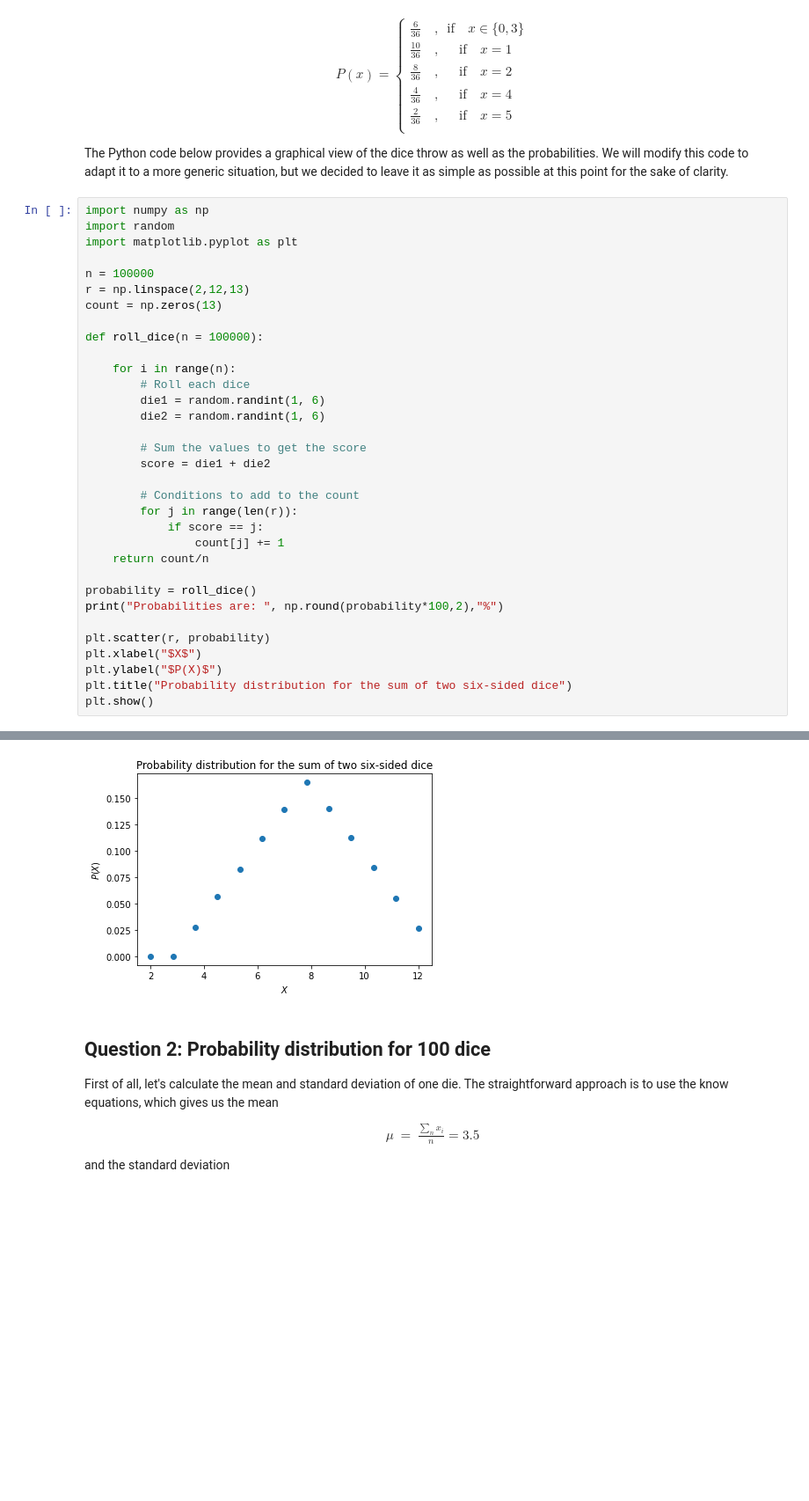
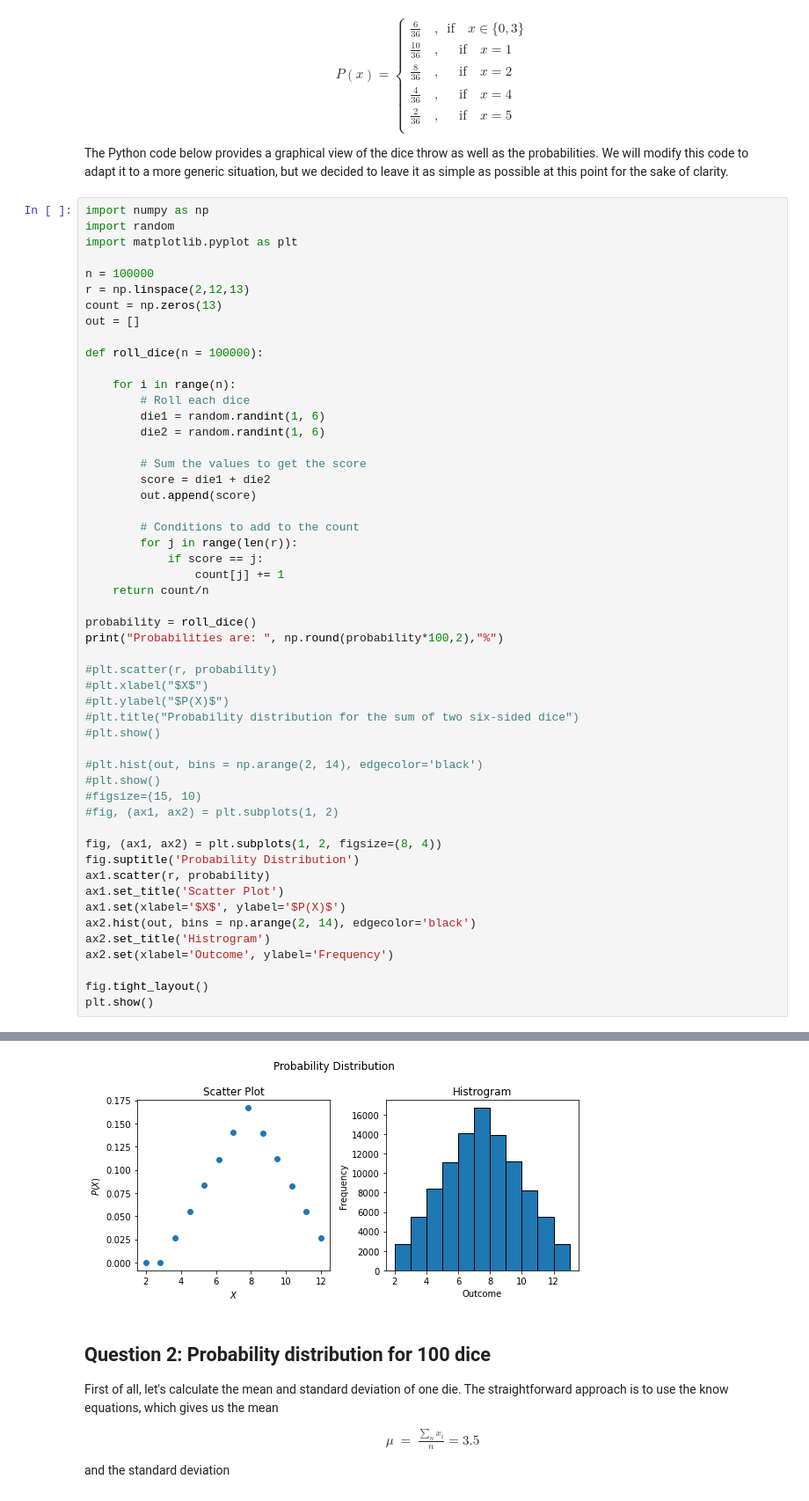
Before and after one commit to LordFeynman/Astro-Statistics, a Jupyter notebook: Assignment-2.ipynb, the cells around one changed output, grey strips where cells are left out. Shown at 88% size. Saved outputs shown, nothing was run; the diff lists cells and outputs as text; blank space fills up the shorter version.

```diff
--- a/Assignment-2.ipynb
+++ b/Assignment-2.ipynb
@@ -124,6 +124,7 @@ import matplotlib.pyplot as plt
 n = 100000
 r = np.linspace(2,12,13)
 count = np.zeros(13)
+out = []
 
 def roll_dice(n = 100000):
 
@@ -134,6 +135,7 @@ def roll_dice(n = 100000):
 
         # Sum the values to get the score
         score = die1 + die2
+        out.append(score)
 
         # Conditions to add to the count
         for j in range(len(r)):
@@ -144,9 +146,26 @@ def roll_dice(n = 100000):
 probability = roll_dice()
 print("Probabilities are: ", np.round(probability*100,2),"%")
 
-plt.scatter(r, probability)
-plt.xlabel("$X$")
-plt.ylabel("$P(X)$")
-plt.title("Probability distribution for the sum of two six-sided dice")
+#plt.scatter(r, probability)
+#plt.xlabel("$X$")
+#plt.ylabel("$P(X)$")
+#plt.title("Probability distribution for the sum of two six-sided dice")
+#plt.show()
+
+#plt.hist(out, bins = np.arange(2, 14), edgecolor='black')
+#plt.show()
+#figsize=(15, 10)
+#fig, (ax1, ax2) = plt.subplots(1, 2)
+
+fig, (ax1, ax2) = plt.subplots(1, 2, figsize=(8, 4))
+fig.suptitle('Probability Distribution')
+ax1.scatter(r, probability)
+ax1.set_title('Scatter Plot')
+ax1.set(xlabel='$X$', ylabel='$P(X)$')
+ax2.hist(out, bins = np.arange(2, 14), edgecolor='black')
+ax2.set_title('Histrogram')
+ax2.set(xlabel='Outcome', ylabel='Frequency')
+
+fig.tight_layout()
 plt.show()
 # %% [output]
@@ -155,4 +174,4 @@ Probabilities are:  [ 0.    0.    2.78  5.62  8.24 11.14 13.89 16.47 13.97 11.23
-[figure, old version]
+[figure, new version]
 # %% [markdown]
 ## Question 2: Probability distribution for 100 dice
 
```
Also changed, not shown: parts of 4 cells of this notebook.
